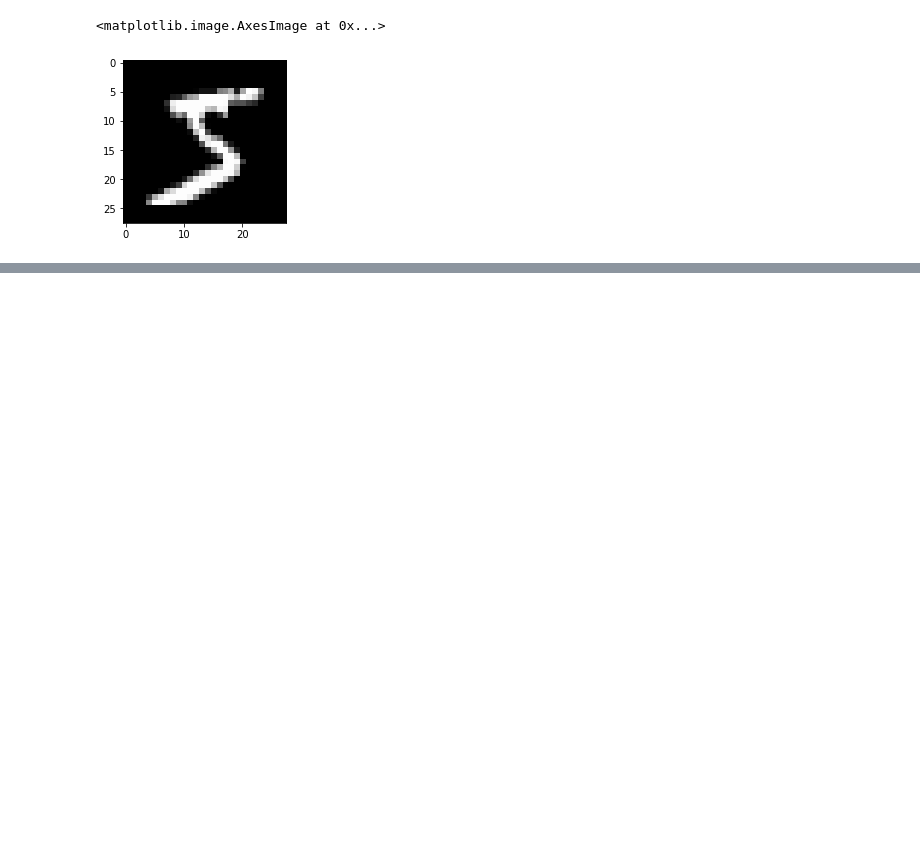
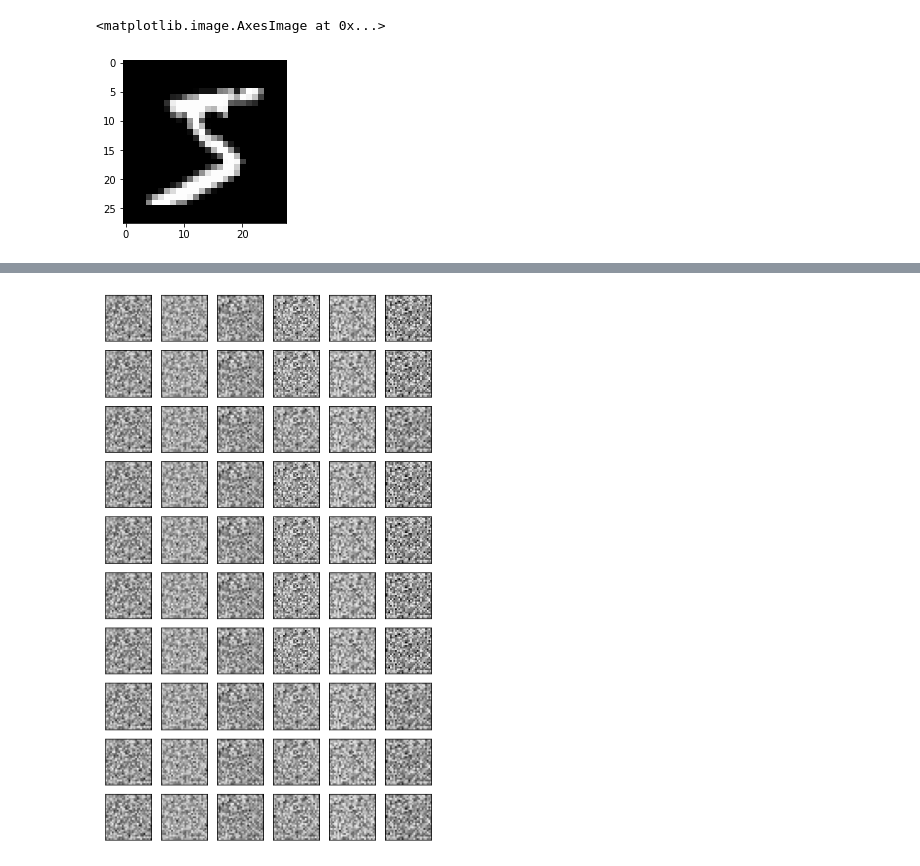
Before and after one commit to dambdmitry/NeuralNetworksLab4, a Jupyter notebook: Untitled4.ipynb, the cells around one changed output, grey strips where cells are left out. Drawn from its saved outputs; the diff is of its cells as text; code cells hidden in the pictures; blank space fills up the shorter version.

```diff
--- a/Untitled4.ipynb
+++ b/Untitled4.ipynb
@@ -260,13 +247,16 @@ RuntimeError: ignored
 # %%
 rows = 10 # split epochs into 10, so 100/10 = every 10 epochs
 cols = 6
 fig, axes = plt.subplots(figsize=(7,12), nrows=rows, ncols=cols, sharex=True, sharey=True)
 for sample, ax_row in zip(samples[::int(len(samples)/rows)], axes):
   for img, ax in zip(sample[::int(len(sample)/cols)], ax_row):
     img = img.detach()
+    img = img.cpu()
     ax.imshow(img.reshape((28,28)), cmap='Greys_r')
     ax.xaxis.set_visible(False)
     ax.yaxis.set_visible(False)
+# %% [output]
+[figure, added]
 # %%
 sample_size=16
 rand_z = np.random.uniform(-1, 1, size=(sample_size, z_size))
```
Also changed, not shown: parts of 11 cells of this notebook.
